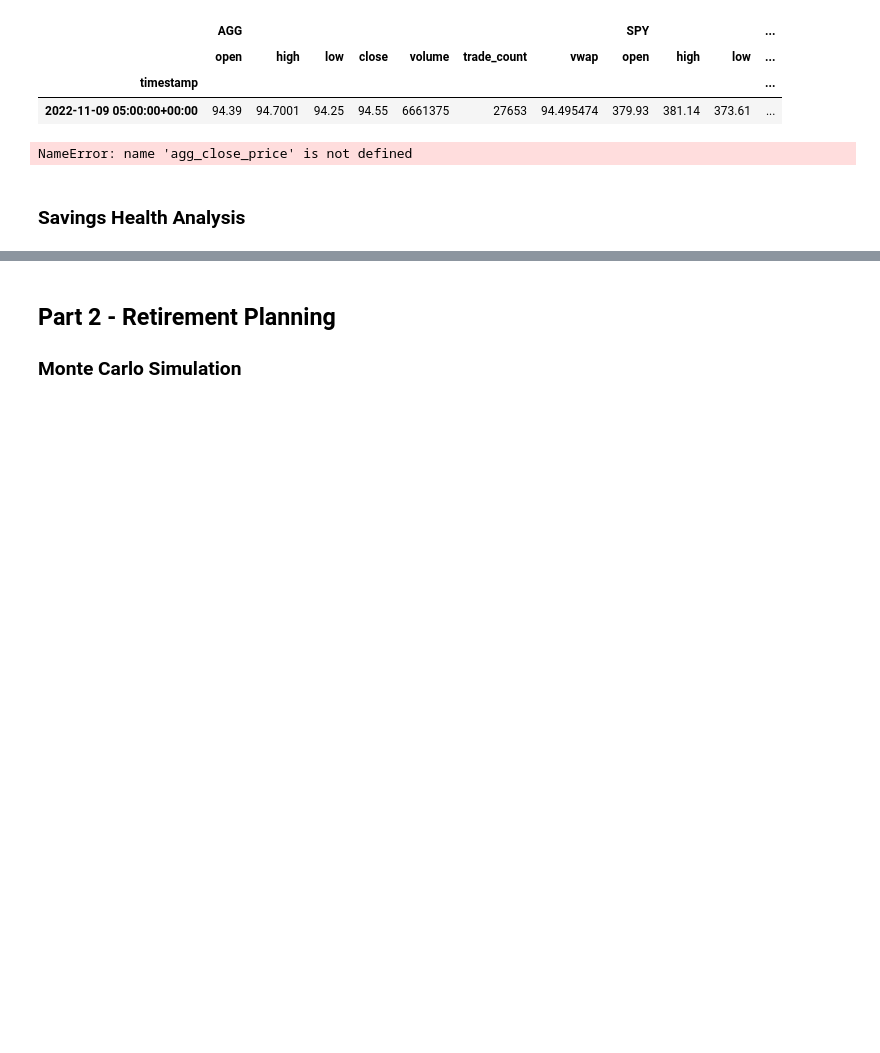
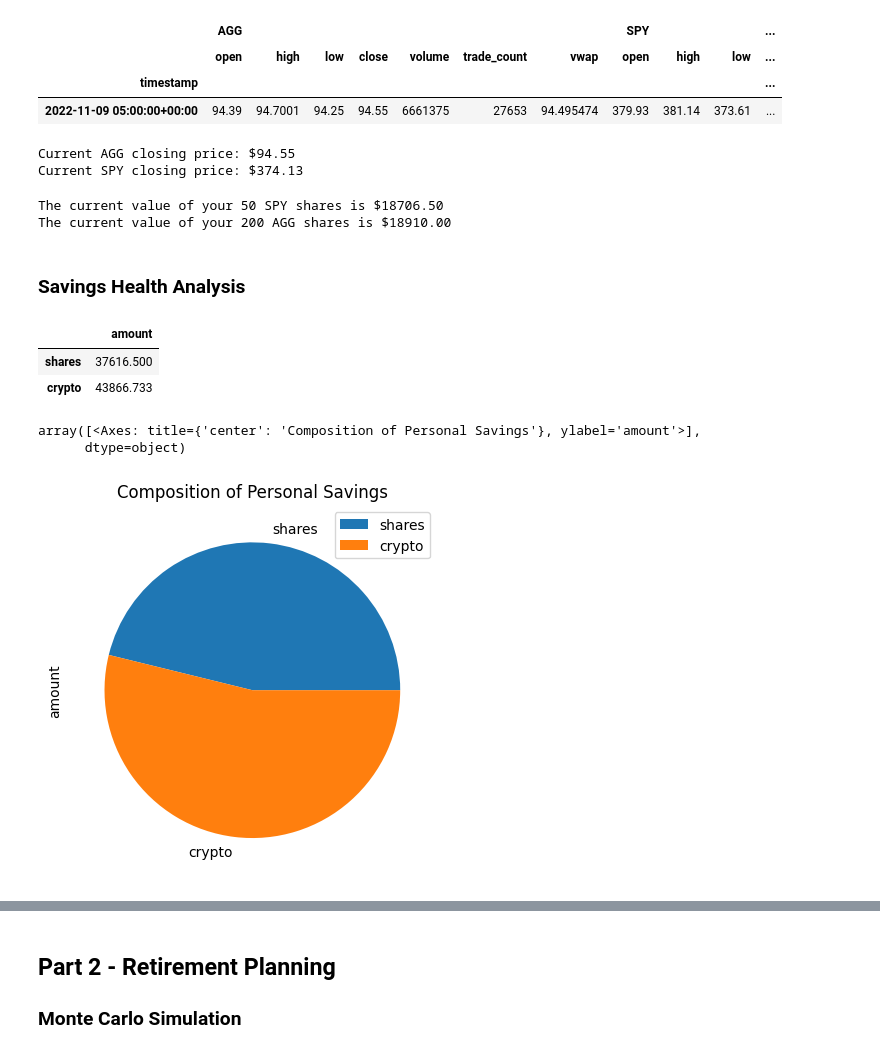
Before and after one commit to marcleipold/-Module-5-Challenge---APIs, a Jupyter notebook: Starter_Code/financial-planner.ipynb, the cells around one changed output, grey strips where cells are left out. Cells and saved outputs as stored; diff of their text form; code cells hidden in the pictures; blank space fills up the shorter version.

Commit message:
added images

```diff
--- a/Starter_Code/financial-planner.ipynb
+++ b/Starter_Code/financial-planner.ipynb
@@ -129,31 +131,45 @@ stocks_and_bonds_port_df.head()
 | 2022-11-09 05:00:00+00:00 | 94.39 | 94.7001 | 94.25 | 94.55 | 6661375 | 27653 | 94.495474 | 379.93 | 381.14 | 373.61 | ... |
 # %%
 # Pick AGG and SPY close prices
-# YOUR CODE HERE!
-
+agg_close_price = float(stocks_and_bonds_port_df['AGG']['close'])
+spy_close_price = float(stocks_and_bonds_port_df['SPY']['close'])
 # Print AGG and SPY close prices
 print(f"Current AGG closing price: ${agg_close_price}")
 print(f"Current SPY closing price: ${spy_close_price}")
 # %% [output]
-NameError: name 'agg_close_price' is not defined
+Current AGG closing price: $94.55
+Current SPY closing price: $374.13
 # %%
 # Compute the current value of shares
-# YOUR CODE HERE!
-
+my_spy_value = my_spy * spy_close_price
+my_agg_value = my_agg * agg_close_price
 # Print current value of shares
 print(f"The current value of your {my_spy} SPY shares is ${my_spy_value:0.2f}")
 print(f"The current value of your {my_agg} AGG shares is ${my_agg_value:0.2f}")
+# %% [output]
+The current value of your 50 SPY shares is $18706.50
+The current value of your 200 AGG shares is $18910.00
 # %% [markdown]
 ### Savings Health Analysis
 # %%
 # Set monthly household income
-# YOUR CODE HERE!
+monthly_income = 12000
 
 # Consolidate financial assets data
-# YOUR CODE HERE!
+shares = my_agg_value + my_spy_value
+crypto = my_btc_value + my_eth_value
+
+# Setting tickers
+ticker = ['shares','crypto']
 
 # Create savings DataFrame
-# YOUR CODE HERE!
-
+savings_data = {
+    "amount":[shares, crypto]
+}
+df_savings = pd.DataFrame(savings_data,index=ticker)
 # Display savings DataFrame
 display(df_savings)
+# %% [output]
+|  | amount |
+| shares | 37616.500 |
+| crypto | 43866.733 |
@@ -171,0 +176,7 @@ emergency_fund = monthly_income * 3
+# %%
+# Plot savings pie chart
+df_savings.plot.pie(title={'Composition of Personal Savings'}, ylabel='amount',subplots=True)
+# %% [output]
+array([<Axes: title={'center': 'Composition of Personal Savings'}, ylabel='amount'>],
+      dtype=object)
+[figure, added]
```
Also changed, not shown: parts of 38 cells of this notebook, 11 other files.
